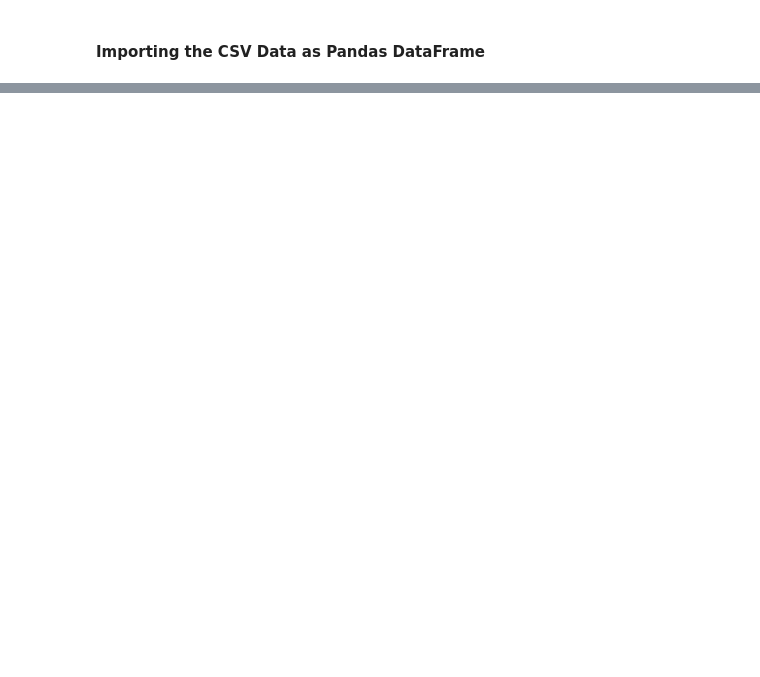
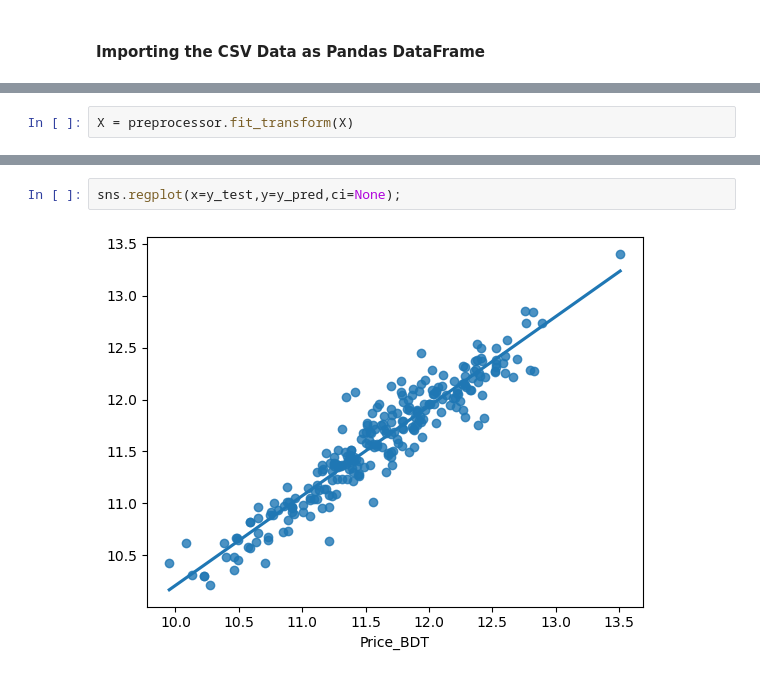
Before and after one commit to MahbubHossainFaisal/Laptop_Price_Predictor, a Jupyter notebook: notebooks/Model_Training.ipynb, the cells around one changed output, grey strips where cells are left out. Drawn from its saved outputs; the diff is of its cells as text; blank space fills up the shorter version.

```diff
--- a/notebooks/Model_Training.ipynb
+++ b/notebooks/Model_Training.ipynb
@@ -653,0 +135,2 @@ sns.heatmap(df.corr())
+# %%
+X = preprocessor.fit_transform(X)
@@ -653,0 +293,4 @@ sns.heatmap(df.corr())
+# %%
+sns.regplot(x=y_test,y=y_pred,ci=None);
+# %% [output]
+[figure, added]
```
Also changed, not shown: parts of 140 cells of this notebook.
